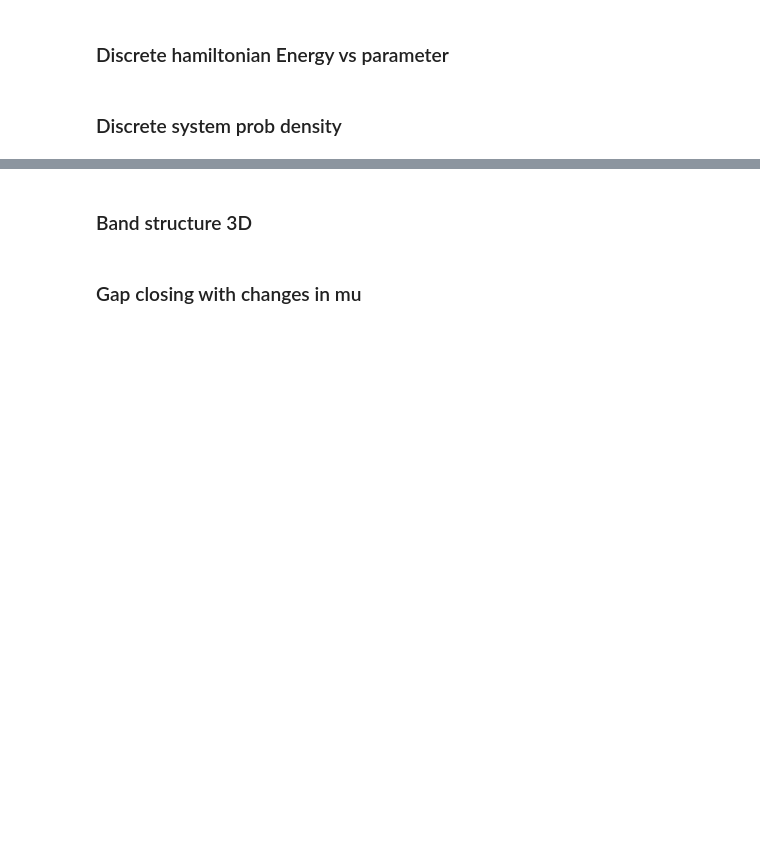
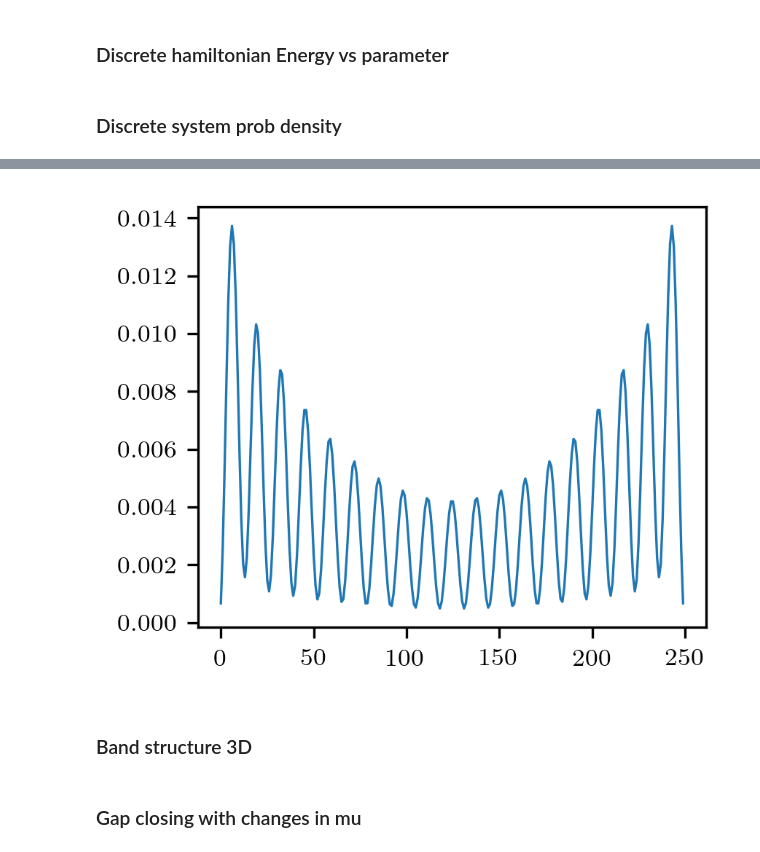
Before and after one commit to piotr-zeberek/LAOSTO-Topology-MSc, a Jupyter notebook: plot.ipynb, the cells around one changed output, grey strips where cells are left out. Cells and saved outputs as stored; diff of their text form; code cells hidden in the pictures; blank space fills up the shorter version.

```diff
--- a/plot.ipynb
+++ b/plot.ipynb
@@ -206,3 +217,8 @@ np.float64(0.9999999716635639)
+# %%
+plt.plot(np.sum(pd, axis=0))
+plt.show()
+# %% [output]
+[figure, added]
 # %% [markdown]
 ### Band structure 3D
 # %%
```
Also changed, not shown: parts of 7 cells of this notebook, 10 other files.
